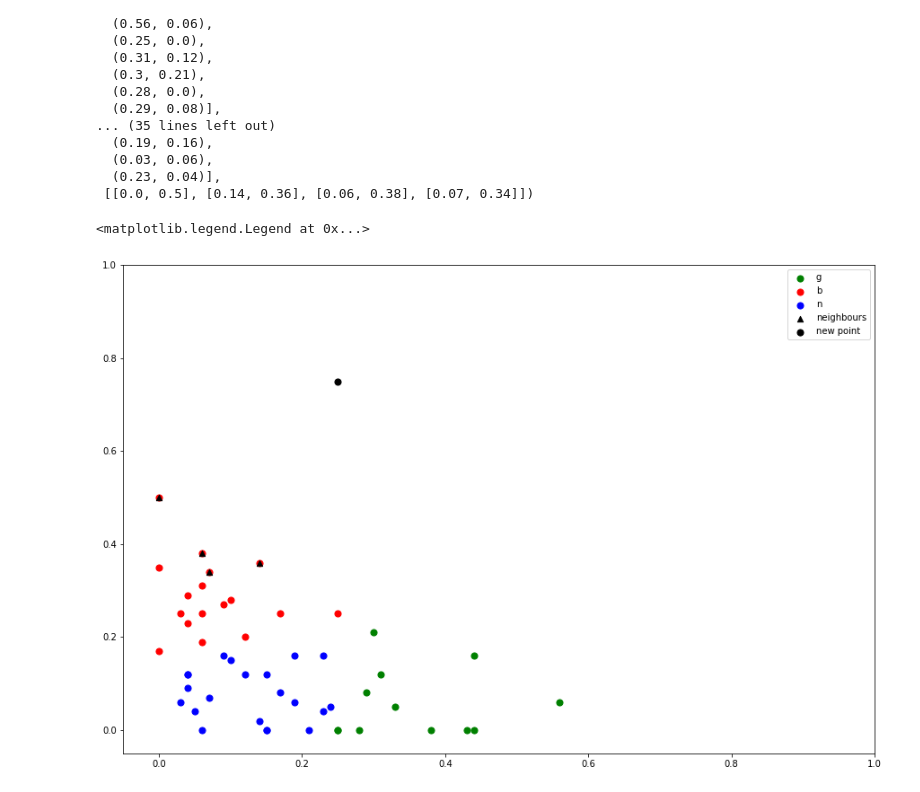
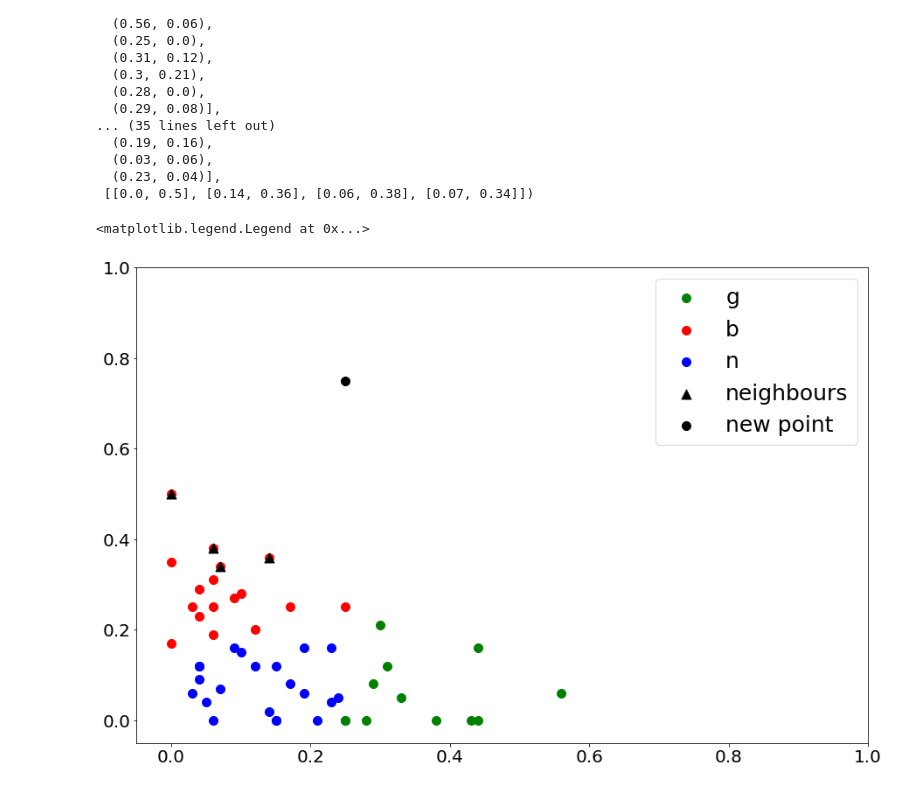
Before and after one commit to hkothari128/seniment_analysis, a Jupyter notebook: knn.ipynb, the cells around one changed output. Cells and saved outputs as stored; diff of their text form; code cells hidden in the pictures.

```diff
--- a/knn.ipynb
+++ b/knn.ipynb
@@ -108,27 +108,29 @@ score=[score]
 # %%
 colors=["#0000FF", "#00FF00", "#FF0066"]
 
 %matplotlib inline
 from matplotlib import pyplot as plt
 from mpl_toolkits.mplot3d import Axes3D
 import random
 fig = plt.figure(figsize=(15,10))
 #ax = fig.add_subplot(111, projection='3d')
-
+plot = fig.add_subplot(111)
 if len(g)>0:
-    plt.scatter(*zip(*g),label='g',color="green",s=50)
+    plt.scatter(*zip(*g),label='g',color="green",s=100)
 if len(b)>0:
-    plt.scatter(*zip(*b),label='b',color="red",s=50)
+    plt.scatter(*zip(*b),label='b',color="red",s=100)
 if len(n)>0:
-    plt.scatter(*zip(*n),label='n',color="blue",s=50)
-plt.scatter(*zip(*neighbours),label='neighbours',marker='^',color="black",s=40)
-plt.scatter(*zip(*score),label="new point",color="black",s=50)
+    plt.scatter(*zip(*n),label='n',color="blue",s=100)
+plt.scatter(*zip(*neighbours),label='neighbours',marker='^',color="black",s=120)
+plt.scatter(*zip(*score),label="new point",color="black",s=100)
 
 #ax.scatter(0,0,10,marker='x')
 plt.xlim(-0.05, 1)
 plt.ylim(-0.05, 1)
 
-plt.legend()
+plt.setp(plot.get_xticklabels(), fontsize=20)
+plt.setp(plot.get_yticklabels(), fontsize=20)
+plt.legend(prop={'size': 25})
 # %% [output]
 <matplotlib.legend.Legend at 0x...>
-[figure, old version]
+[figure, new version]
```
Also changed, not shown: 6 other files.
